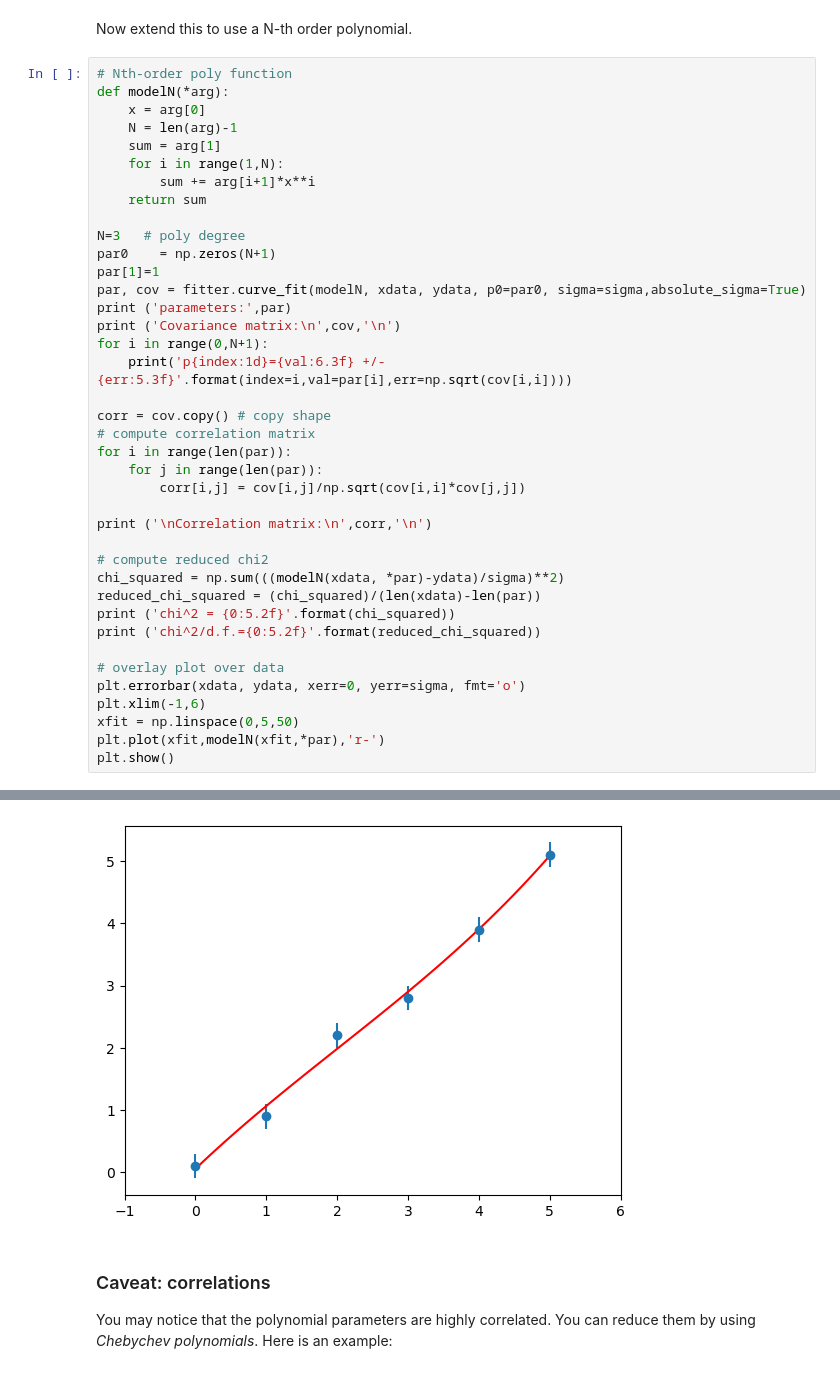
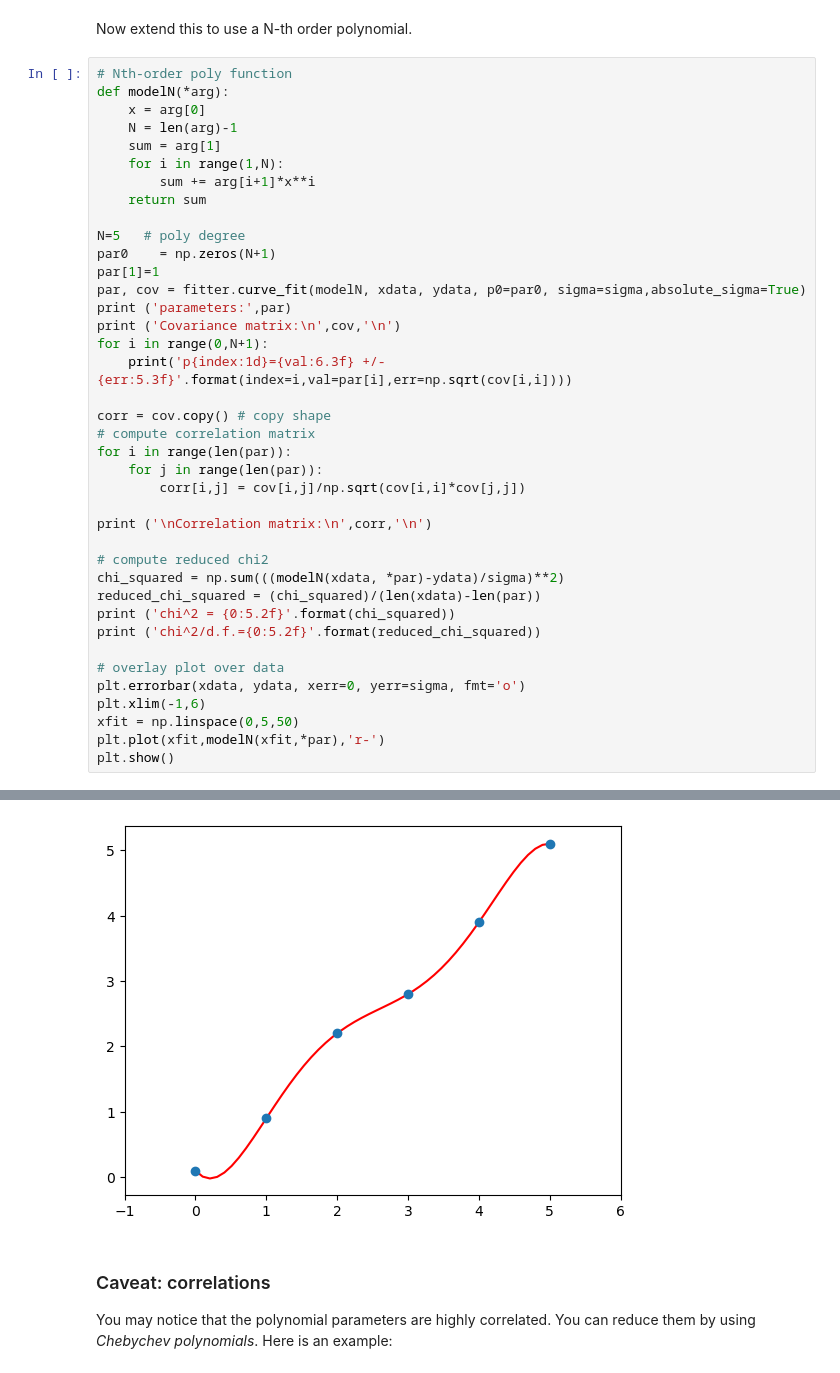
Before and after one commit to ds-connectors/Physics-88-SP24, a Jupyter notebook: Week07/L05/Lecture05.ipynb, the cells around one changed output, grey strips where cells are left out. Cells and saved outputs as stored; diff of their text form.

```diff
--- a/Week07/L05/Lecture05.ipynb
+++ b/Week07/L05/Lecture05.ipynb
@@ -381,7 +384,7 @@ def modelN(*arg):
         sum += arg[i+1]*x**i
     return sum
 
-N=3   # poly degree
+N=5   # poly degree
 par0    = np.zeros(N+1)
 par[1]=1
 par, cov = fitter.curve_fit(modelN, xdata, ydata, p0=par0, sigma=sigma,absolute_sigma=True)
@@ -434,4 +434,4 @@ chi^2/d.f.= 1.08
-[figure, old version]
+[figure, new version]
 # %% [markdown]
 ### Caveat: correlations
 
```
Also changed, not shown: parts of 11 cells of this notebook, 5 other files.
